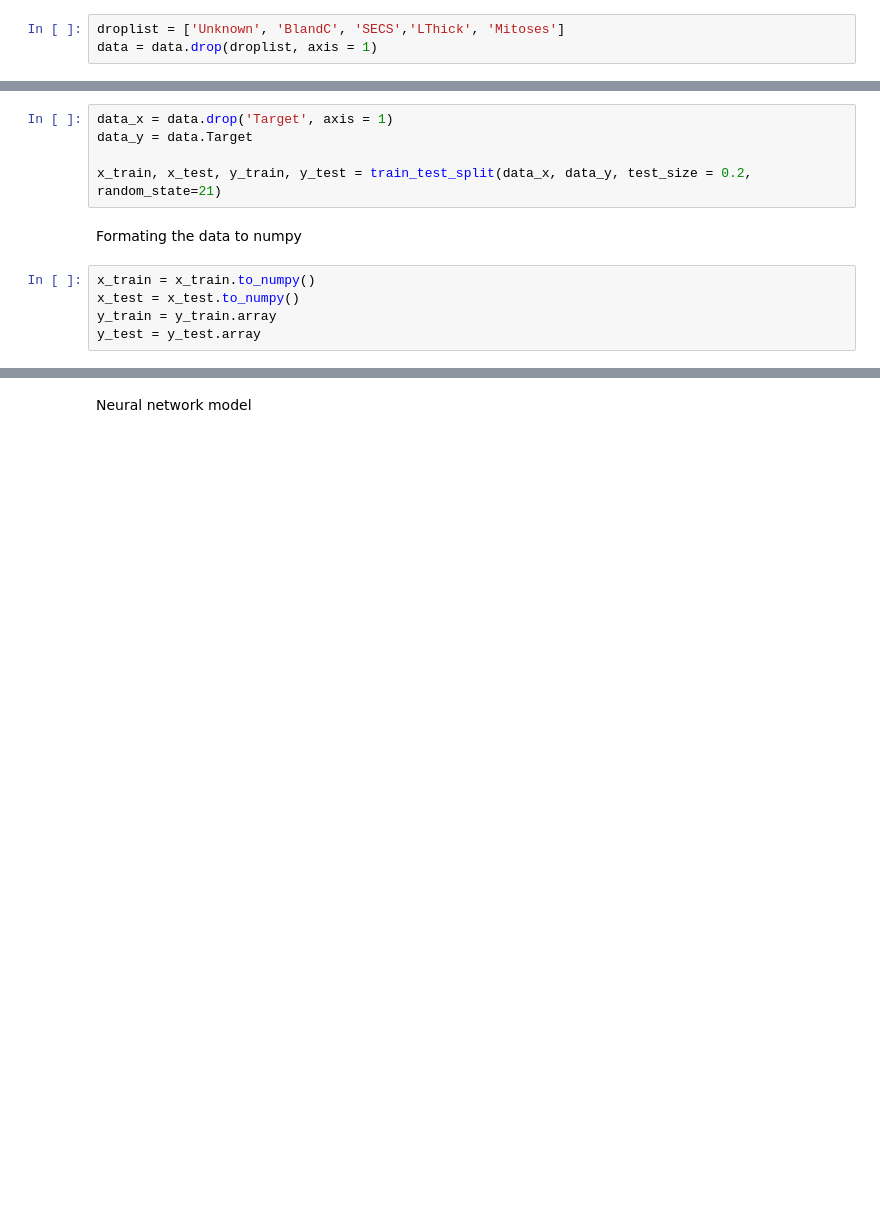
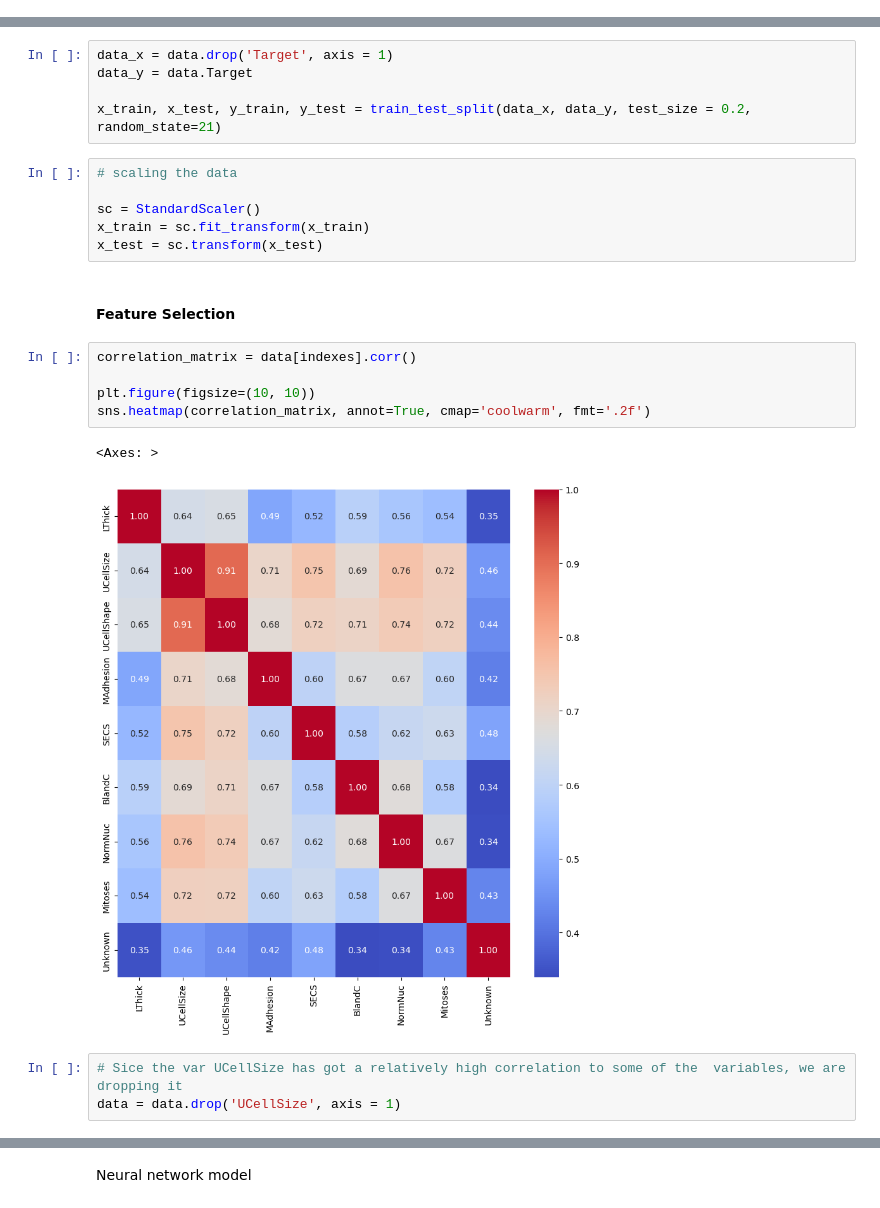
Before and after one commit to AlexGoncalves21/SInts_24, a Jupyter notebook: Homeworks/HW2/WBC/WBC.ipynb, the cells around one changed output, grey strips where cells are left out. Drawn from its saved outputs; the diff is of its cells as text; blank space fills up the shorter version.

```diff
--- a/Homeworks/HW2/WBC/WBC.ipynb
+++ b/Homeworks/HW2/WBC/WBC.ipynb
@@ -98,4 +86 @@ dtype: float64
-# %%
-droplist = ['Unknown', 'BlandC', 'SECS','LThick', 'Mitoses']
-data = data.drop(droplist, axis = 1)
 # %% [markdown]
@@ -105,10 +90,22 @@ data_x = data.drop('Target', axis = 1)
 data_y = data.Target
 
 x_train, x_test, y_train, y_test = train_test_split(data_x, data_y, test_size = 0.2, random_state=21)
-# %% [markdown]
-Formating the data to numpy
-# %%
-x_train = x_train.to_numpy()
-x_test = x_test.to_numpy()
-y_train = y_train.array
-y_test = y_test.array
+# %%
+# scaling the data
+
+sc = StandardScaler()
+x_train = sc.fit_transform(x_train)
+x_test = sc.transform(x_test)
+# %% [markdown]
+#### Feature Selection
+# %%
+correlation_matrix = data[indexes].corr()
+
+plt.figure(figsize=(10, 10))
+sns.heatmap(correlation_matrix, annot=True, cmap='coolwarm', fmt='.2f')
+# %% [output]
+<Axes: >
+[figure, added]
+# %%
+# Sice the var UCellSize has got a relatively high correlation to some of the  variables, we are dropping it
+data = data.drop('UCellSize', axis = 1)
```
Also changed, not shown: parts of 10 cells of this notebook.
